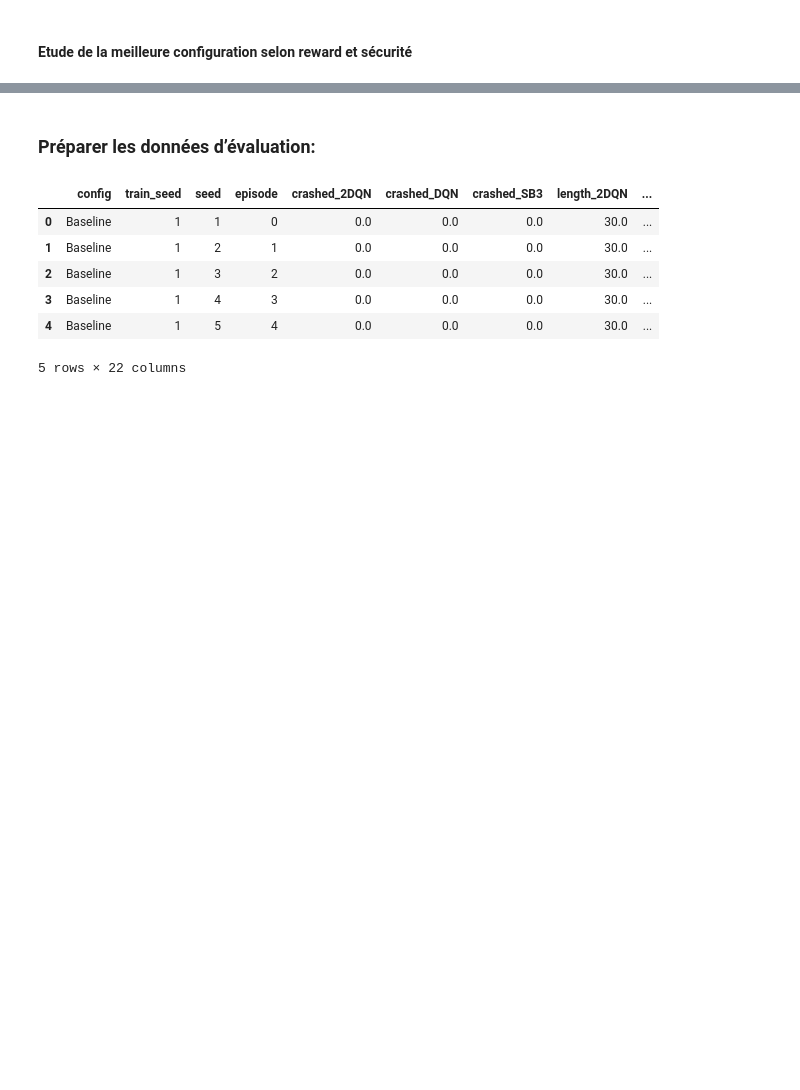
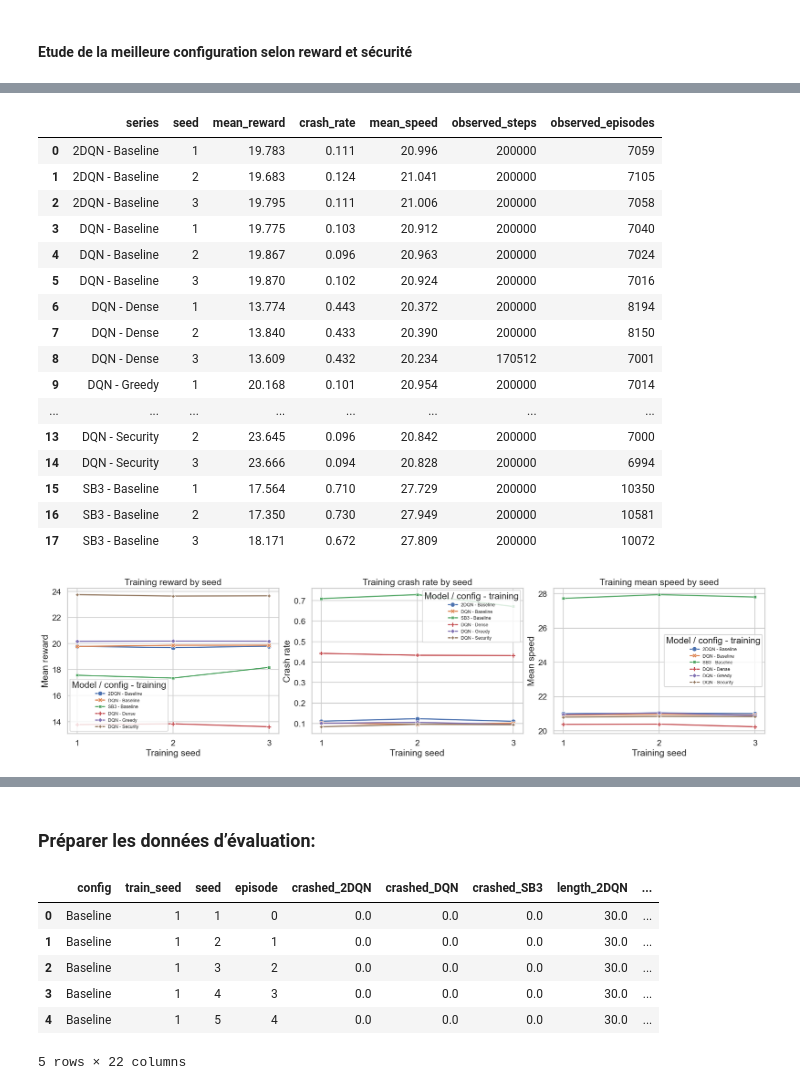
Before and after one commit to Bliights/RL-project, a Jupyter notebook: src/scripts/visualization/RL_project_group4 copy.ipynb, the cells around one changed output, grey strips where cells are left out. Saved outputs shown, nothing was run; the diff lists cells and outputs as text; code cells hidden in the pictures; blank space fills up the shorter version.

```diff
--- a/src/scripts/visualization/RL_project_group4 copy.ipynb
+++ b/src/scripts/visualization/RL_project_group4 copy.ipynb
@@ -1394,0 +1036,79 @@ DQN evaluation configuration ranking.
+# %%
+extension_training_plot_df = training_summary[
+    (
+        (training_summary["model"] == "DQN")
+        & (training_summary["config"].isin(["Baseline", "Greedy", "Dense", "Security"]))
+    )
+    | (
+        (training_summary["model"].isin(["SB3", "2DQN"]))
+        & (training_summary["config"] == "Baseline")
+    )
+].copy()
+
+extension_training_plot_df["series"] = (
+    extension_training_plot_df["model"] + " - " + extension_training_plot_df["config"]
+)
+
+
+display(
+    extension_training_plot_df[
+        [
+            "series",
+            "seed",
+            "mean_reward",
+            "crash_rate",
+            "mean_speed",
+            "observed_steps",
+            "observed_episodes",
+        ]
+    ]
+    .sort_values(["series", "seed"])
+    .round(3)
+)
+
+fig, axes = plt.subplots(1, 3, figsize=(20, 5), constrained_layout=True)
+
+plot_specs = [
+    ("mean_reward", "Training reward by seed", "Mean reward"),
+    ("crash_rate", "Training crash rate by seed", "Crash rate"),
+    ("mean_speed", "Training mean speed by seed", "Mean speed"),
+]
+
+for ax, (metric, title, ylabel) in zip(axes, plot_specs):
+    sns.lineplot(
+        data=extension_training_plot_df,
+        x="seed",
+        y=metric,
+        hue="series",
+        style="series",
+        markers=True,
+        dashes=False,
+        errorbar=None,
+        ax=ax,
+    )
+    ax.set_title(title)
+    ax.set_xlabel("Training seed")
+    ax.set_ylabel(ylabel)
+    ax.set_xticks(sorted(extension_training_plot_df["seed"].unique()))
+    ax.legend(title="Model / config - training", fontsize=9)
+
+plt.show()
+# %% [output]
+|  | series | seed | mean_reward | crash_rate | mean_speed | observed_steps | observed_episodes |
+| 0 | 2DQN - Baseline | 1 | 19.783 | 0.111 | 20.996 | 200000 | 7059 |
+| 1 | 2DQN - Baseline | 2 | 19.683 | 0.124 | 21.041 | 200000 | 7105 |
+| 2 | 2DQN - Baseline | 3 | 19.795 | 0.111 | 21.006 | 200000 | 7058 |
+| 3 | DQN - Baseline | 1 | 19.775 | 0.103 | 20.912 | 200000 | 7040 |
+| 4 | DQN - Baseline | 2 | 19.867 | 0.096 | 20.963 | 200000 | 7024 |
+| 5 | DQN - Baseline | 3 | 19.870 | 0.102 | 20.924 | 200000 | 7016 |
+| 6 | DQN - Dense | 1 | 13.774 | 0.443 | 20.372 | 200000 | 8194 |
+| 7 | DQN - Dense | 2 | 13.840 | 0.433 | 20.390 | 200000 | 8150 |
+| 8 | DQN - Dense | 3 | 13.609 | 0.432 | 20.234 | 170512 | 7001 |
+| 9 | DQN - Greedy | 1 | 20.168 | 0.101 | 20.954 | 200000 | 7014 |
+| ... | ... | ... | ... | ... | ... | ... | ... |
+| 13 | DQN - Security | 2 | 23.645 | 0.096 | 20.842 | 200000 | 7000 |
+| 14 | DQN - Security | 3 | 23.666 | 0.094 | 20.828 | 200000 | 6994 |
+| 15 | SB3 - Baseline | 1 | 17.564 | 0.710 | 27.729 | 200000 | 10350 |
+| 16 | SB3 - Baseline | 2 | 17.350 | 0.730 | 27.949 | 200000 | 10581 |
+| 17 | SB3 - Baseline | 3 | 18.171 | 0.672 | 27.809 | 200000 | 10072 |
+[figure, added]
```
Also changed, not shown: parts of 67 cells of this notebook, 2 other files.
